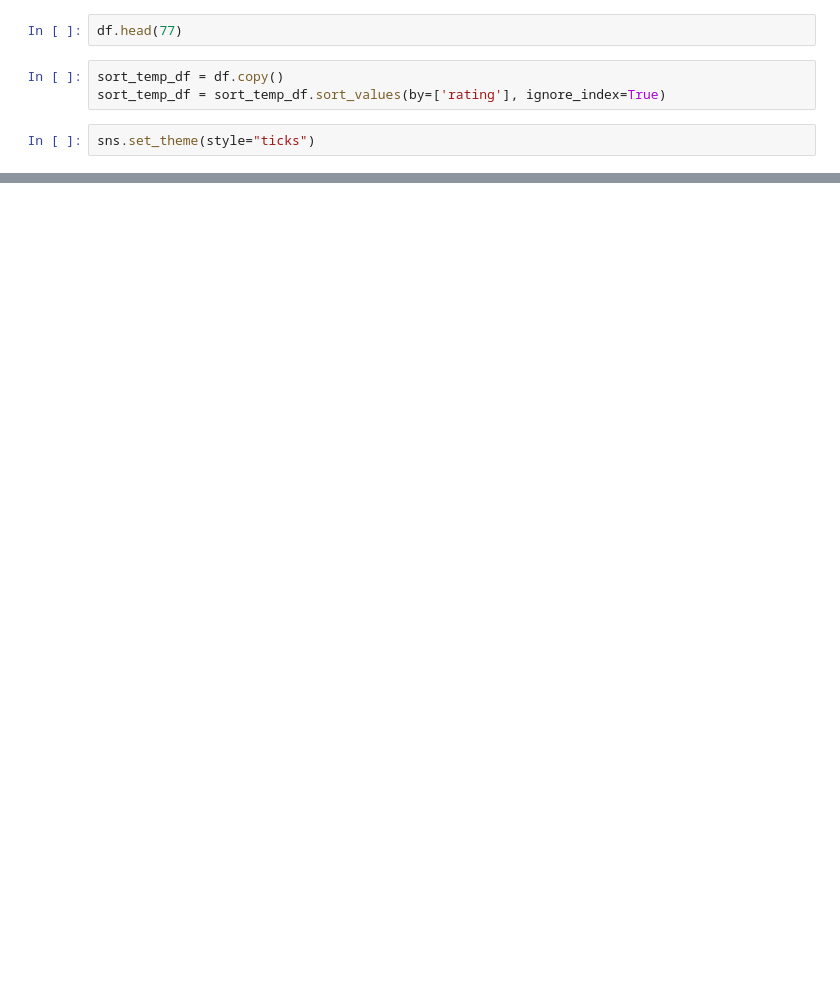
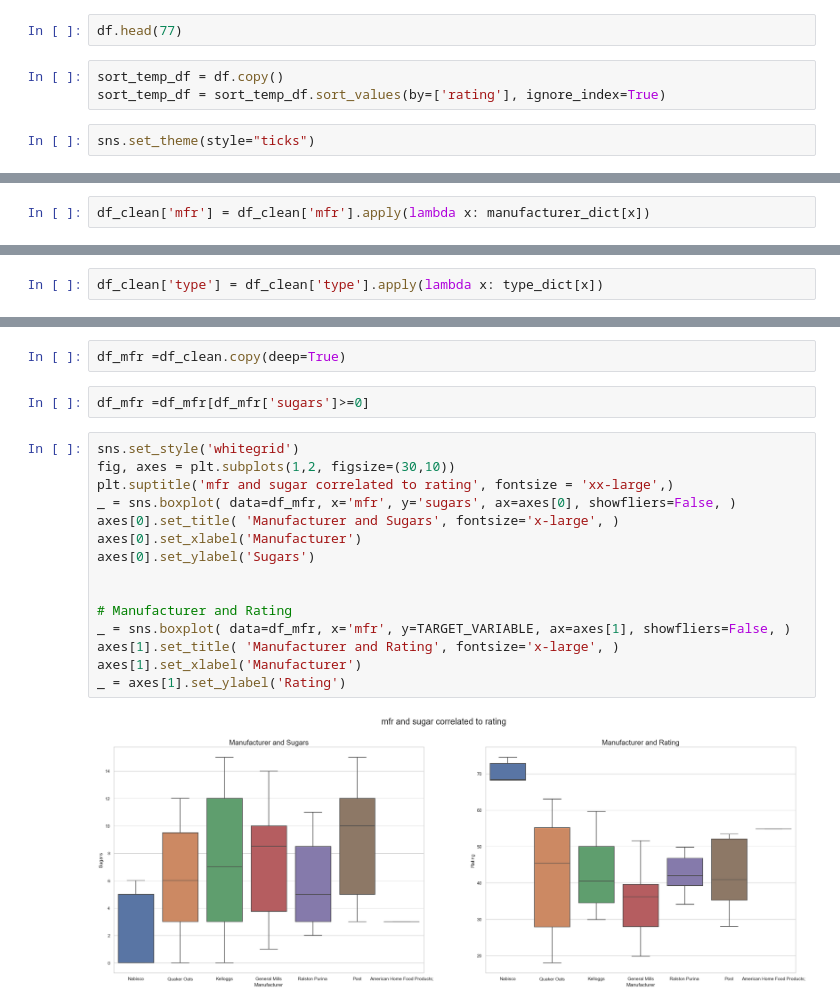
Before and after one commit to sabitijoel/machineLearning, a Jupyter notebook: joels.ipynb, the cells around one changed output, grey strips where cells are left out. Saved outputs shown, nothing was run; the diff lists cells and outputs as text; blank space fills up the shorter version.

```diff
--- a/joels.ipynb
+++ b/joels.ipynb
@@ -408,0 +425,2 @@ _ = plt.ylabel('Rating')
+# %%
+df_clean['mfr'] = df_clean['mfr'].apply(lambda x: manufacturer_dict[x])
@@ -408,0 +445,2 @@ _ = plt.ylabel('Rating')
+# %%
+df_clean['type'] = df_clean['type'].apply(lambda x: type_dict[x])
@@ -408,0 +509,21 @@ _ = plt.ylabel('Rating')
+# %%
+df_mfr =df_clean.copy(deep=True)
+# %%
+df_mfr =df_mfr[df_mfr['sugars']>=0]
+# %%
+sns.set_style('whitegrid')
+fig, axes = plt.subplots(1,2, figsize=(30,10))
+plt.suptitle('mfr and sugar correlated to rating', fontsize = 'xx-large',)
+_ = sns.boxplot( data=df_mfr, x='mfr', y='sugars', ax=axes[0], showfliers=False, )
+axes[0].set_title( 'Manufacturer and Sugars', fontsize='x-large', )
+axes[0].set_xlabel('Manufacturer')
+axes[0].set_ylabel('Sugars')
+
+
+# Manufacturer and Rating
+_ = sns.boxplot( data=df_mfr, x='mfr', y=TARGET_VARIABLE, ax=axes[1], showfliers=False, )
+axes[1].set_title( 'Manufacturer and Rating', fontsize='x-large', )
+axes[1].set_xlabel('Manufacturer')
+_ = axes[1].set_ylabel('Rating')
+# %% [output]
+[figure, added]
```
Also changed, not shown: parts of 61 cells of this notebook, 1 other file.
